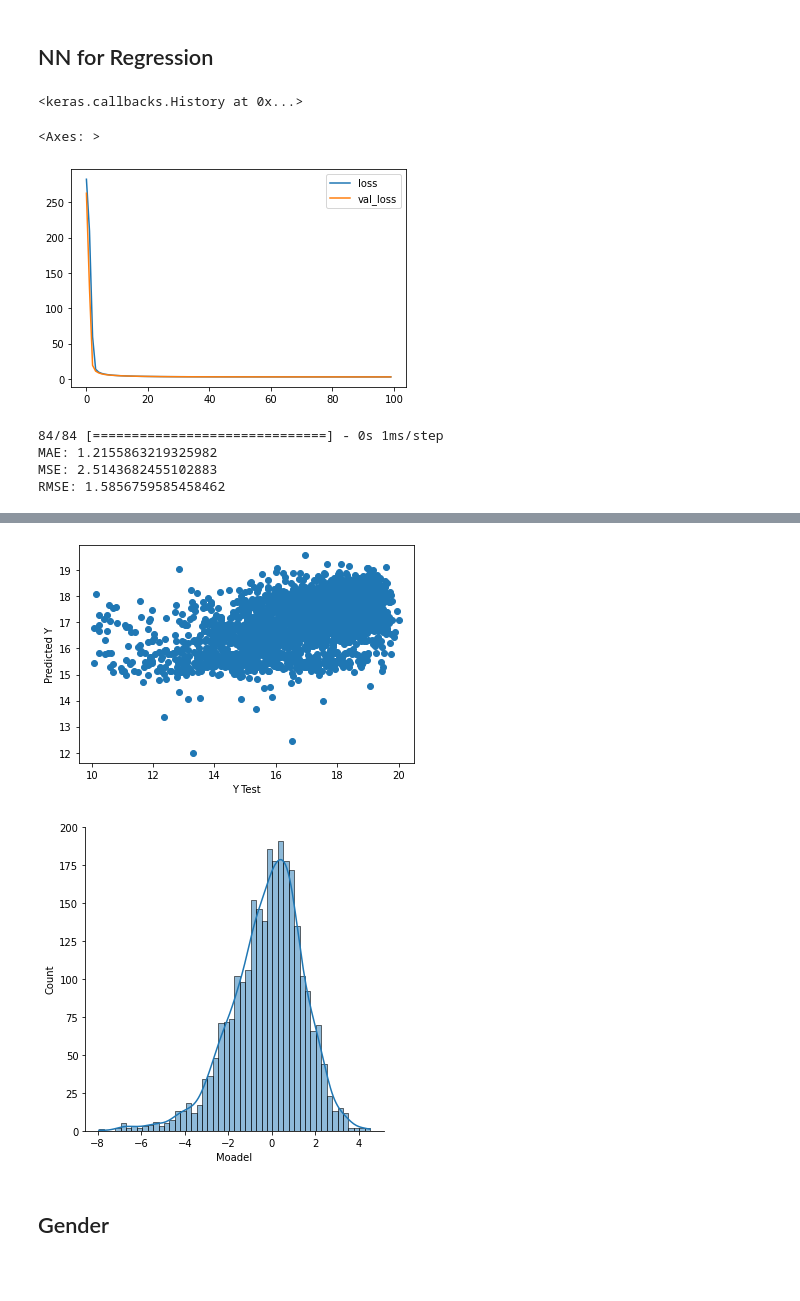
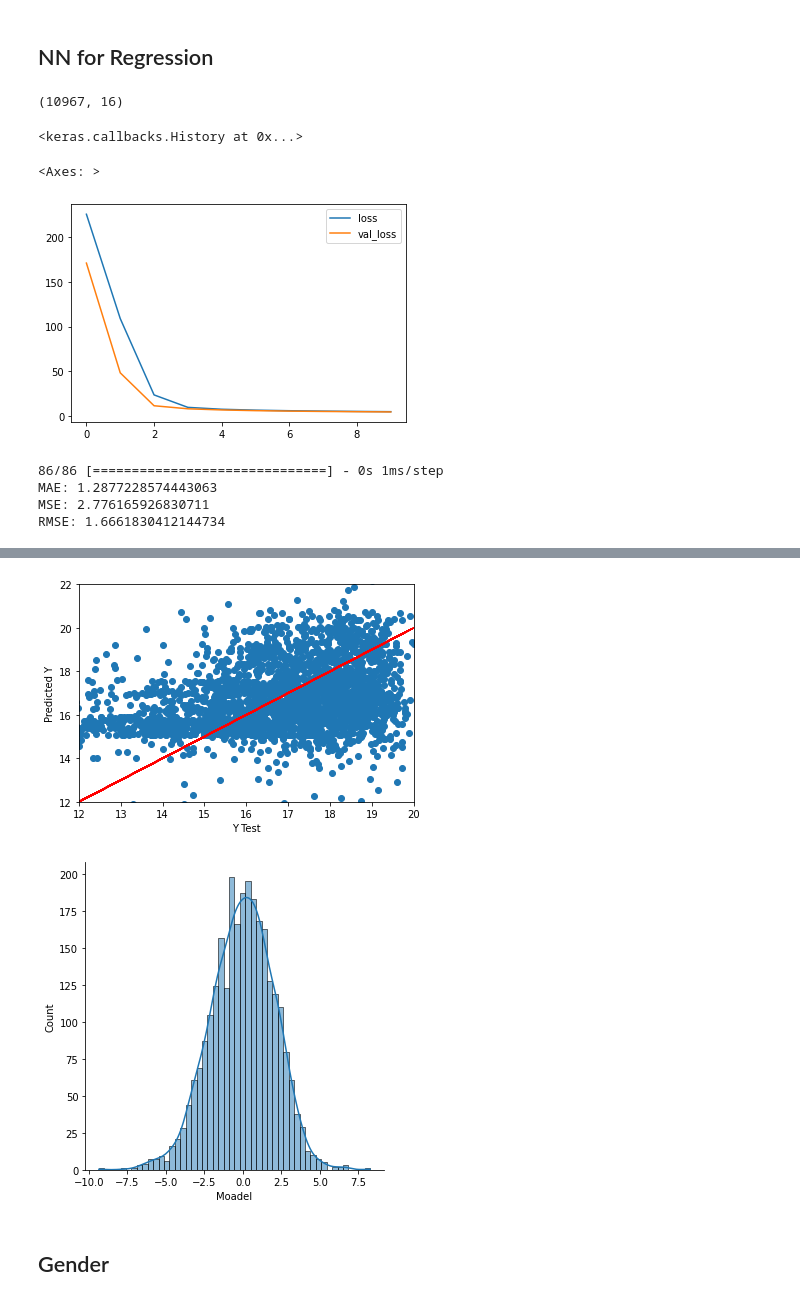
Before and after one commit to mghasemi19/ML_EconEduc, a Jupyter notebook: GPA_Jender_fit.ipynb, the cells around one changed output, grey strips where cells are left out. Drawn from its saved outputs; the diff is of its cells as text; code cells hidden in the pictures; blank space fills up the shorter version.

```diff
--- a/GPA_Jender_fit.ipynb
+++ b/GPA_Jender_fit.ipynb
@@ -50,6 +55,7 @@ cols = ['Danshkadeh', 'Sen', 'Maghtah', 'Type', 'Moadel', 'Meliyat',
        'Eteghal', 'Enseraf', 'Hazf', 'Morakhasi', 'Tagher Reshteh', 'Mehman',
        'Mantagheh', 'GDP']
 df_test.columns = cols
+df_test.drop(['Mantagheh', 'GDP'], axis=1, inplace=True)
 df_test.columns
 df_test = df_test.loc[~(df_test == 999).any(axis=1)]
 # %%
@@ -320,5 +352,9 @@ RMSE: 1.6768203411676075
 # %% [markdown]
 ## NN for Regression
+# %%
+X_train.shape
+# %% [output]
+(10967, 16)
 # %%
 from tensorflow.keras.models import Sequential
 from tensorflow.keras.layers import Dense, Activation
@@ -326,9 +362,9 @@ from tensorflow.keras.optimizers import Adam
 
 model = Sequential()
 
-model.add(Dense(11,activation='relu'))
-model.add(Dense(11,activation='relu'))
-model.add(Dense(11,activation='relu'))
+model.add(Dense(16,activation='relu'))
+model.add(Dense(16,activation='relu'))
+#model.add(Dense(11,activation='relu'))
 model.add(Dense(1))
 
 # early stopping callback
@@ -338,7 +374,7 @@ early_stopping = EarlyStopping(monitor='val_loss', patience=10, mode='min')
 model.compile(optimizer='adam',loss='mse')
 model.fit(x=X_train,y=y_train.values,
           validation_data=(X_test,y_test.values),
-          batch_size=128,epochs=100, verbose=False, callbacks=[early_stopping])
+          batch_size=128,epochs=10, verbose=False, callbacks=[early_stopping])
 # %% [output]
 <keras.callbacks.History at 0x...>
 # %%
@@ -346,23 +382,25 @@ losses = pd.DataFrame(model.history.history)
 losses.plot()
 # %% [output]
 <Axes: >
-[figure, old version]
+[figure, new version]
 # %%
 NN_pred = model.predict(X_test)
 print('MAE:', metrics.mean_absolute_error(y_test, predictions))
 print('MSE:', metrics.mean_squared_error(y_test, predictions))
 print('RMSE:', np.sqrt(metrics.mean_squared_error(y_test, predictions)))
 # %% [output]
-84/84 [==============================] - 0s 1ms/step
-MAE: 1.2155863219325982
-MSE: 2.5143682455102883
-RMSE: 1.5856759585458462
+86/86 [==============================] - 0s 1ms/step
+MAE: 1.2877228574443063
+MSE: 2.776165926830711
+RMSE: 1.6661830412144734
 # %%
 predictions = model.predict(X_test)
 predictions = predictions.reshape(predictions.shape[0])
 plt.scatter(y_test,predictions)
 plt.xlabel('Y Test')
 plt.ylabel('Predicted Y')
-#plt.plot(y_test,y_test,'r')
+plt.plot(y_test,y_test,'r')
+plt.axis([12, 20, 12., 22])
+
 sns.displot((y_test-predictions),bins=50, kde=True);
 # %% [output]
@@ -370,5 +408,5 @@ sns.displot((y_test-predictions),bins=50, kde=True);
-[figure, old version]
+[figure, new version]
-[figure, old version]
+[figure, new version]
 # %% [markdown]
 ## Gender
 # %%
```
Also changed, not shown: parts of 13 cells of this notebook, 3 other files.
